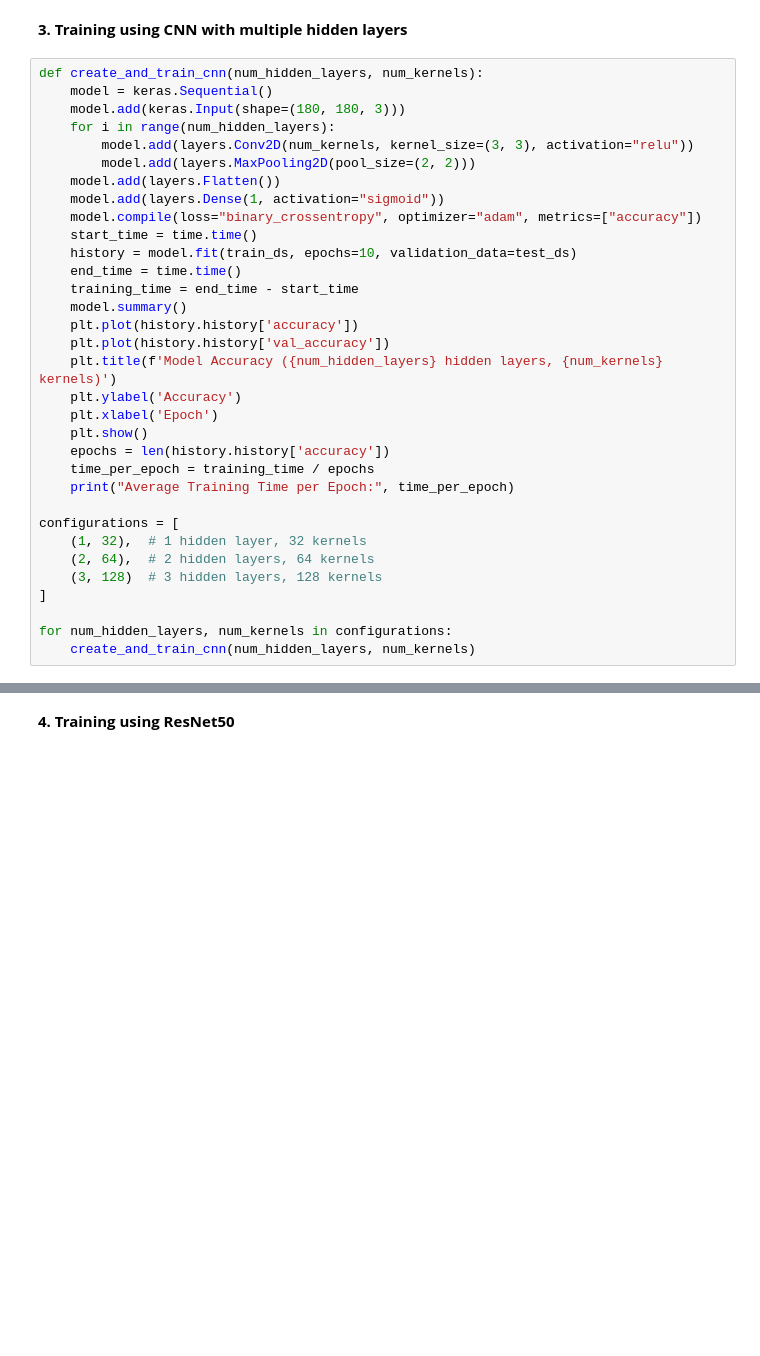
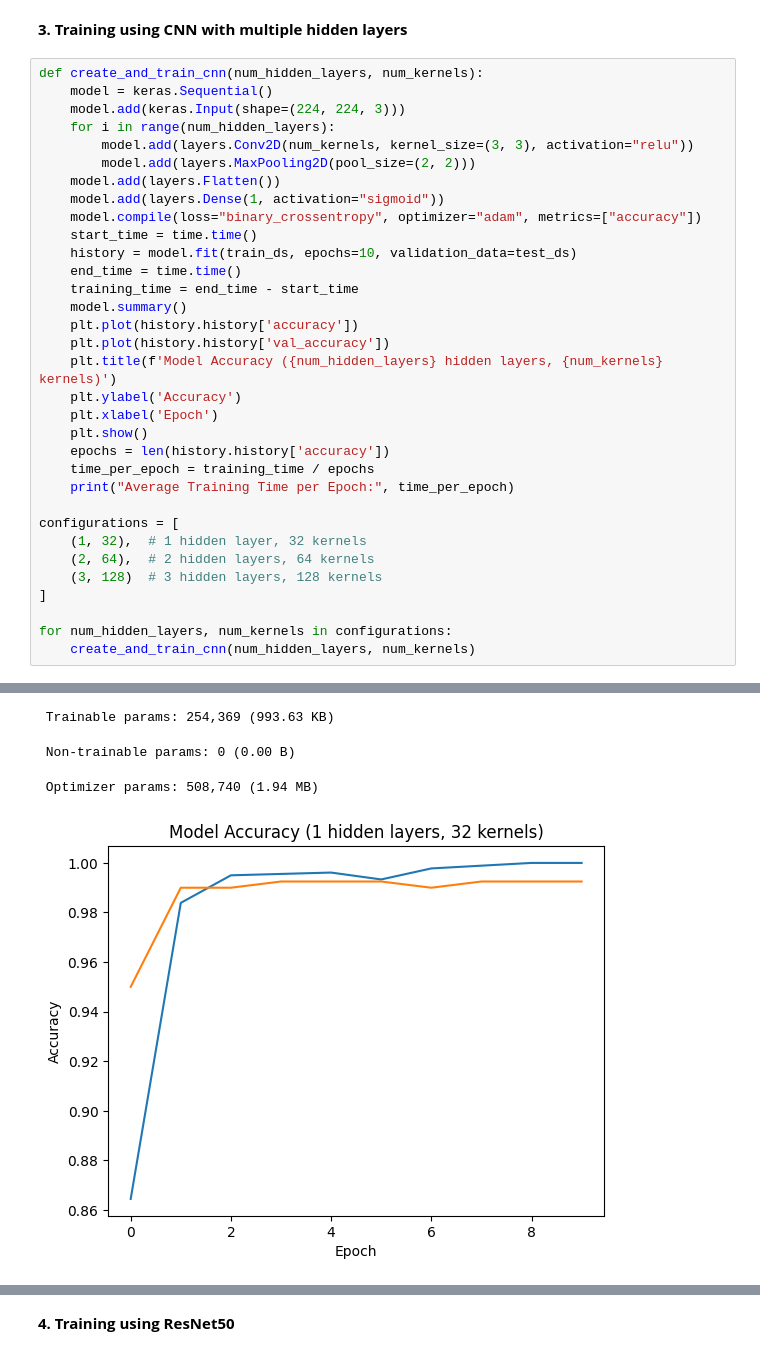
Before and after one commit to svvuae/Python_Study, a Jupyter notebook: SEE912_Q2_Project.ipynb, the cells around one changed output, grey strips where cells are left out. Cells and saved outputs as stored; diff of their text form; blank space fills up the shorter version.

```diff
--- a/SEE912_Q2_Project.ipynb
+++ b/SEE912_Q2_Project.ipynb
@@ -282,7 +282,7 @@ Average Training Time per Epoch: 70.66469173431396
 # %%
 def create_and_train_cnn(num_hidden_layers, num_kernels):
     model = keras.Sequential()
-    model.add(keras.Input(shape=(180, 180, 3)))
+    model.add(keras.Input(shape=(224, 224, 3)))
     for i in range(num_hidden_layers):
         model.add(layers.Conv2D(num_kernels, kernel_size=(3, 3), activation="relu"))
         model.add(layers.MaxPooling2D(pool_size=(2, 2)))
@@ -318,0 +349,4 @@ Epoch 2/10
+ Trainable params: 254,369 (993.63 KB)
+ Non-trainable params: 0 (0.00 B)
+ Optimizer params: 508,740 (1.94 MB)
+[figure, added]
```
Also changed, not shown: parts of 13 cells of this notebook.
